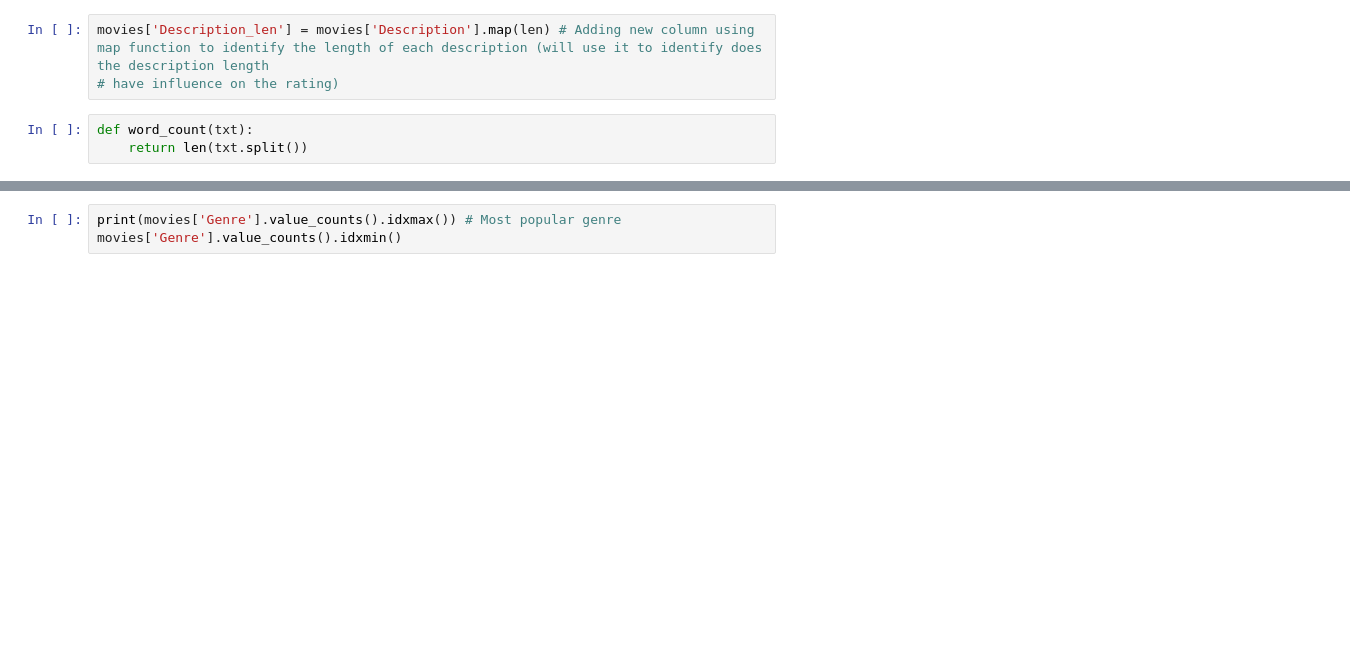
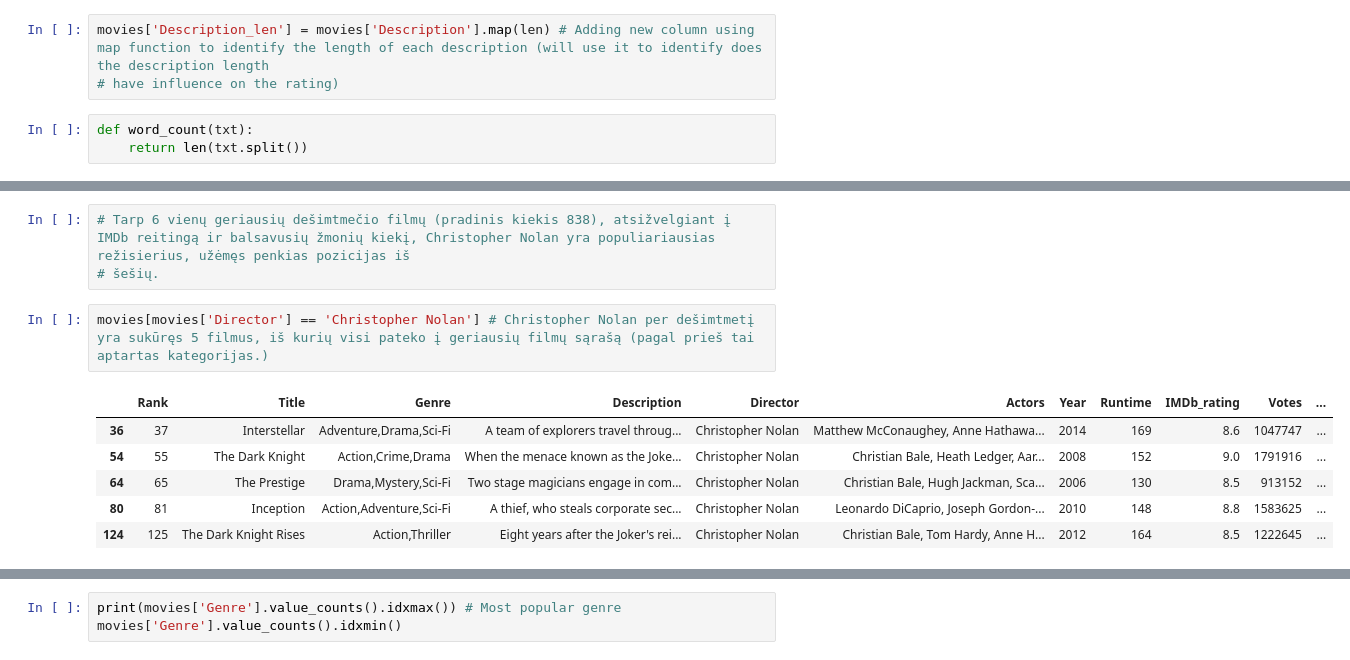
Before and after one commit to Justelei/Python_mokymai, a Jupyter notebook: movies.ipynb, the cells around one changed output, grey strips where cells are left out. Cells and saved outputs as stored; diff of their text form; blank space fills up the shorter version.

```diff
--- a/movies.ipynb
+++ b/movies.ipynb
@@ -130,0 +144,12 @@ Name: Director, Length: 644, dtype: int64
+# %%
+# Tarp 6 vienų geriausių dešimtmečio filmų (pradinis kiekis 838), atsižvelgiant į IMDb reitingą ir balsavusių žmonių kiekį, Christopher Nolan yra populiariausias režisierius, užėmęs penkias pozicijas iš
+# šešių.
+# %%
+movies[movies['Director'] == 'Christopher Nolan'] # Christopher Nolan per dešimtmetį yra sukūręs 5 filmus, iš kurių visi pateko į geriausių filmų sąrašą (pagal prieš tai aptartas kategorijas.)
+# %% [output]
+|  | Rank | Title | Genre | Description | Director | Actors | Year | Runtime | IMDb_rating | Votes | ... |
+| 36 | 37 | Interstellar | Adventure,Drama,Sci-Fi | A team of explorers travel throug... | Christopher Nolan | Matthew McConaughey, Anne Hathawa... | 2014 | 169 | 8.6 | 1047747 | ... |
+| 54 | 55 | The Dark Knight | Action,Crime,Drama | When the menace known as the Joke... | Christopher Nolan | Christian Bale, Heath Ledger, Aar... | 2008 | 152 | 9.0 | 1791916 | ... |
+| 64 | 65 | The Prestige | Drama,Mystery,Sci-Fi | Two stage magicians engage in com... | Christopher Nolan | Christian Bale, Hugh Jackman, Sca... | 2006 | 130 | 8.5 | 913152 | ... |
+| 80 | 81 | Inception | Action,Adventure,Sci-Fi | A thief, who steals corporate sec... | Christopher Nolan | Leonardo DiCaprio, Joseph Gordon-... | 2010 | 148 | 8.8 | 1583625 | ... |
+| 124 | 125 | The Dark Knight Rises | Action,Thriller | Eight years after the Joker's rei... | Christopher Nolan | Christian Bale, Tom Hardy, Anne H... | 2012 | 164 | 8.5 | 1222645 | ... |
```
Also changed, not shown: parts of 21 cells of this notebook.
